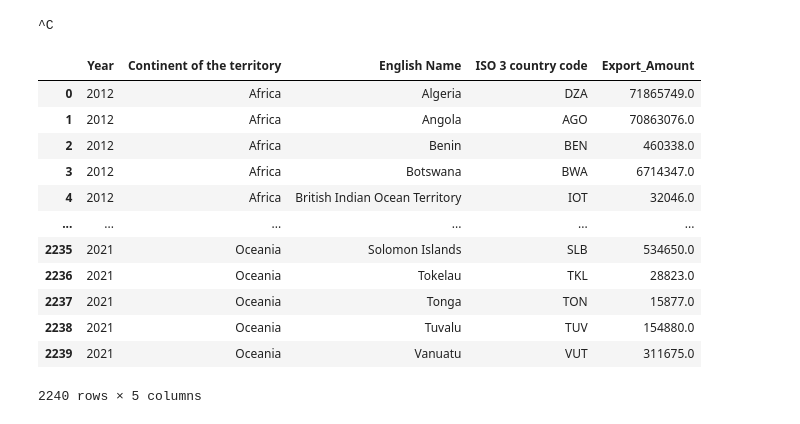
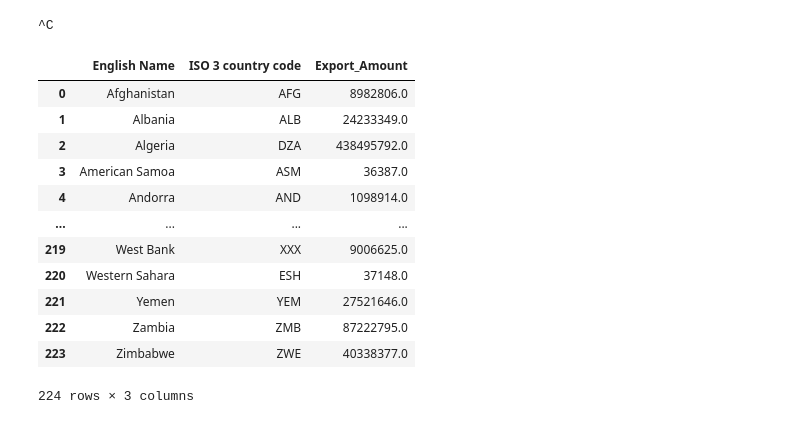
Before and after one commit to KanokOnt/WorldExportDashboard, a Jupyter notebook: world_export_dashboard.ipynb, the cells around one changed output. Cells and saved outputs as stored; diff of their text form; code cells hidden in the pictures.

```diff
--- a/world_export_dashboard.ipynb
+++ b/world_export_dashboard.ipynb
@@ -217,24 +219,24 @@ Overwriting world_export_dashboard.py
 # %% [output]
 ^C
 # %%
-world_export_data = pd.read_csv('world_export_data.csv')
+# world_export_data = pd.read_csv('world_export_data.csv')
 
-result = world_export_data.groupby(["Year","Continent of the territory","English Name","ISO 3 country code"]
-                                            ).agg({
-                                            "Export_Amount": "sum"})
-result_df = result.reset_index()
-result_df
+# result = world_export_data.groupby(["English Name","ISO 3 country code"]
+#                                             ).agg({
+#                                             "Export_Amount": "sum"})
+# result_df = result.reset_index()
+# result_df
 # %% [output]
-|  | Year | Continent of the territory | English Name | ISO 3 country code | Export_Amount |
-| 0 | 2012 | Africa | Algeria | DZA | 71865749.0 |
-| 1 | 2012 | Africa | Angola | AGO | 70863076.0 |
-| 2 | 2012 | Africa | Benin | BEN | 460338.0 |
-| 3 | 2012 | Africa | Botswana | BWA | 6714347.0 |
-| 4 | 2012 | Africa | British Indian Ocean Territory | IOT | 32046.0 |
-| ... | ... | ... | ... | ... | ... |
-| 2235 | 2021 | Oceania | Solomon Islands | SLB | 534650.0 |
-| 2236 | 2021 | Oceania | Tokelau | TKL | 28823.0 |
-| 2237 | 2021 | Oceania | Tonga | TON | 15877.0 |
-| 2238 | 2021 | Oceania | Tuvalu | TUV | 154880.0 |
-| 2239 | 2021 | Oceania | Vanuatu | VUT | 311675.0 |
+|  | English Name | ISO 3 country code | Export_Amount |
+| 0 | Afghanistan | AFG | 8982806.0 |
+| 1 | Albania | ALB | 24233349.0 |
+| 2 | Algeria | DZA | 438495792.0 |
+| 3 | American Samoa | ASM | 36387.0 |
+| 4 | Andorra | AND | 1098914.0 |
+| ... | ... | ... | ... |
+| 219 | West Bank | XXX | 9006625.0 |
+| 220 | Western Sahara | ESH | 37148.0 |
+| 221 | Yemen | YEM | 27521646.0 |
+| 222 | Zambia | ZMB | 87222795.0 |
+| 223 | Zimbabwe | ZWE | 40338377.0 |
-2240 rows × 5 columns
+224 rows × 3 columns
```
Also changed, not shown: parts of 1 cell of this notebook, 3 other files.
